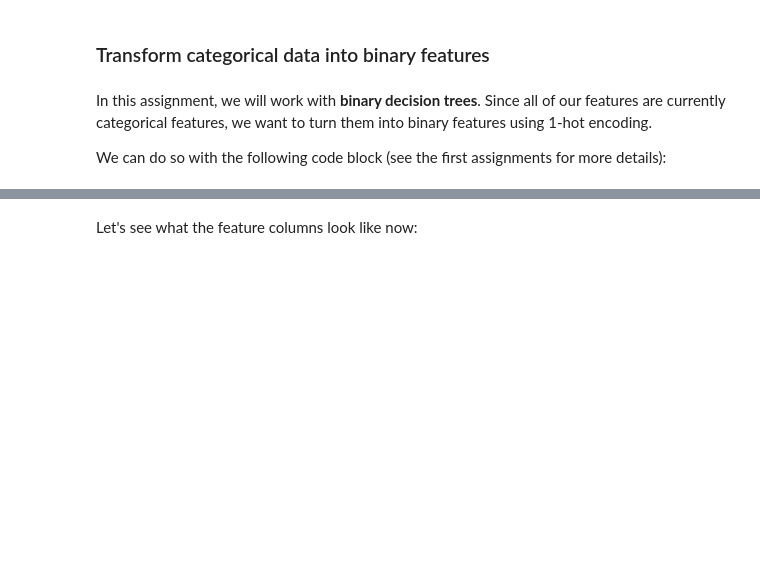
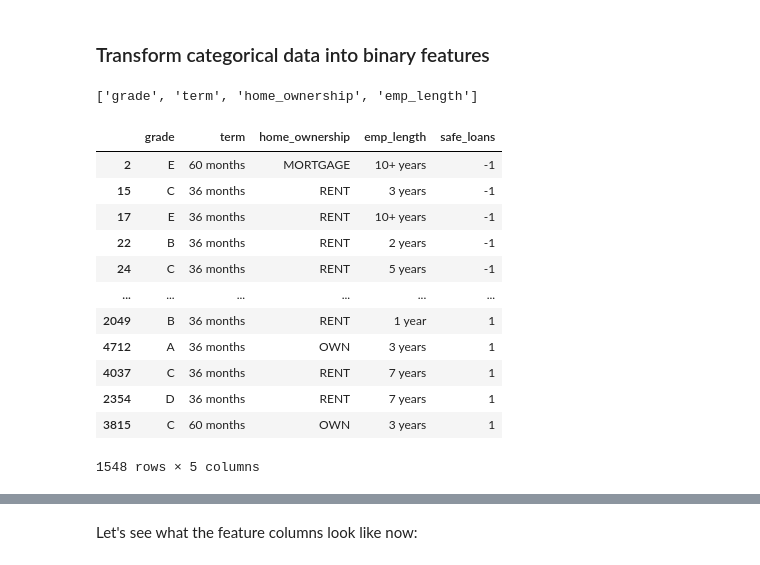
Before and after one commit to TheNewStat1/Machine_Learning_Specialization_UW, a Jupyter notebook: Boosting A Decision Tree.ipynb, the cells around one changed output, grey strips where cells are left out. Drawn from its saved outputs; the diff is of its cells as text; code cells hidden in the pictures; blank space fills up the shorter version.

```diff
--- a/Boosting A Decision Tree.ipynb
+++ b/Boosting A Decision Tree.ipynb
@@ -60,6 +64,22 @@ Total number of loans in our new dataset : 1658
 # %% [markdown]
 ### Transform categorical data into binary features
-# %% [markdown]
-In this assignment, we will work with **binary decision trees**. Since all of our features are currently categorical features, we want to turn them into binary features using 1-hot encoding.
-
-We can do so with the following code block (see the first assignments for more details):
+# %%
+features
+# %% [output]
+['grade', 'term', 'home_ownership', 'emp_length']
+# %%
+loans_data
+# %% [output]
+|  | grade | term | home_ownership | emp_length | safe_loans |
+| 2 | E | 60 months | MORTGAGE | 10+ years | -1 |
+| 15 | C | 36 months | RENT | 3 years | -1 |
+| 17 | E | 36 months | RENT | 10+ years | -1 |
+| 22 | B | 36 months | RENT | 2 years | -1 |
+| 24 | C | 36 months | RENT | 5 years | -1 |
+| ... | ... | ... | ... | ... | ... |
+| 2049 | B | 36 months | RENT | 1 year | 1 |
+| 4712 | A | 36 months | OWN | 3 years | 1 |
+| 4037 | C | 36 months | RENT | 7 years | 1 |
+| 2354 | D | 36 months | RENT | 7 years | 1 |
+| 3815 | C | 60 months | OWN | 3 years | 1 |
+1548 rows × 5 columns
```
Also changed, not shown: parts of 11 cells of this notebook.
